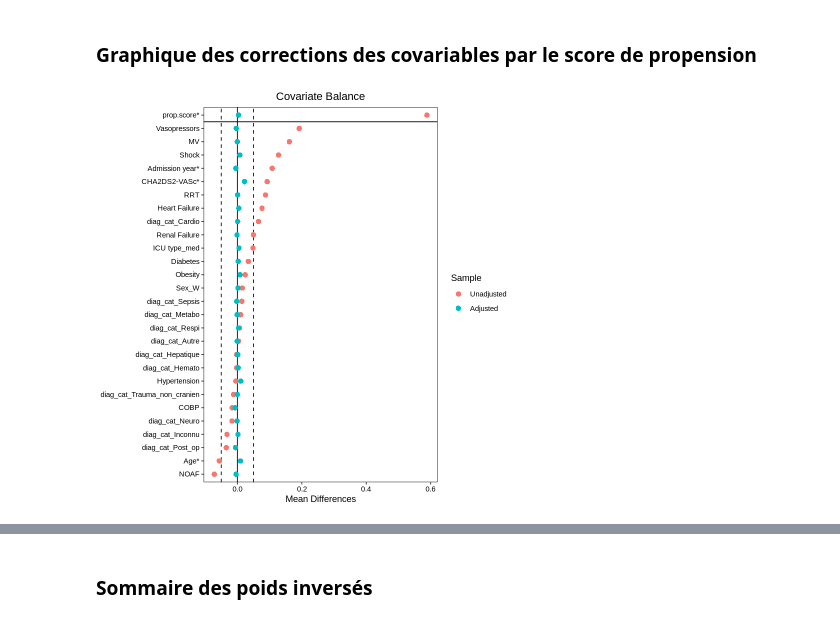
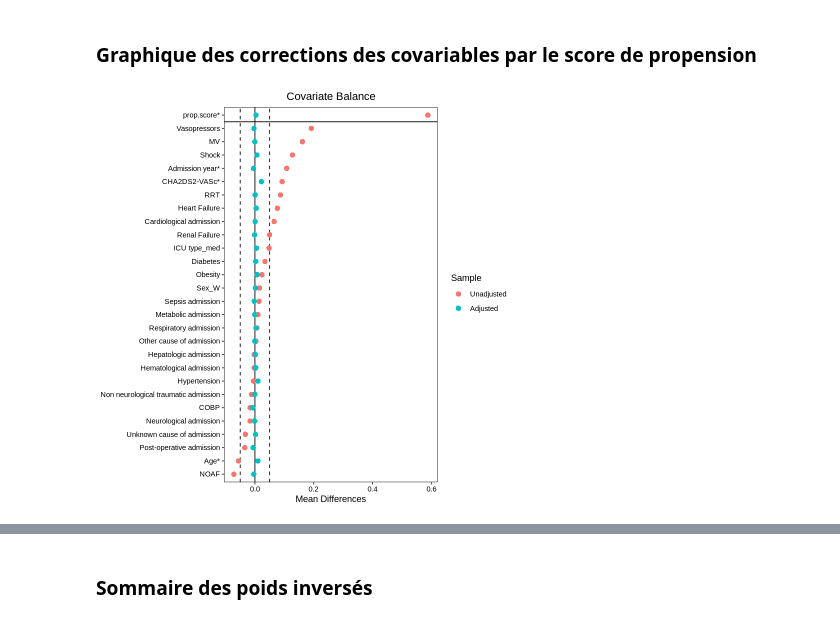
Before and after one commit to mouettedebeton/R_acfa_eds_i2b2, a Jupyter notebook: modele_stat.ipynb, the cells around one changed output, grey strips where cells are left out. Saved outputs shown, nothing was run; the diff lists cells and outputs as text; code cells hidden in the pictures.

```diff
--- a/modele_stat.ipynb
+++ b/modele_stat.ipynb
@@ -267,11 +272,17 @@ Adjusted   3566.44 1068.15
 # %% [markdown]
 ### Graphique des corrections des covariables par le score de propension
 # %%
-v_love_plot <- data.frame(old = c('sex_cd','age_at_stay_entry','vasopresseurs','eer','chads_vasc','vm','atcd_hta','atcd_bpco','atcd_diabete','atcd_ins_cardiaque','atcd_ins_renale',
-             'atcd_obesite','annee','type_rea', 'fadenovo', 'etat_choc'),
-                new = c('Sex','Age','Vasopressors','RRT','CHA2DS2-VASc','MV','Hypertension','COBP','Diabetes','Heart Failure','Renal Failure',
+v_love_plot <- data.frame(old = c('sex_cd','age_at_stay_entry','vasopresseurs','eer',
+                                  'diag_cat_Post_op','diag_cat_Inconnu','diag_cat_Autre','diag_cat_Cardio','diag_cat_Sepsis','diag_cat_Respi',
+                                  'diag_cat_Metabo','diag_cat_Neuro','diag_cat_Hemato','diag_cat_Trauma_non_cranien','diag_cat_Hepatique',
+                                  'chads_vasc','vm','atcd_hta','atcd_bpco','atcd_diabete','atcd_ins_cardiaque','atcd_ins_renale','atcd_obesite',
+                                  'annee','type_rea', 'fadenovo', 'etat_choc'),
+                          new = c('Sex','Age','Vasopressors','RRT',
+                                  'Post-operative admission','Unknown cause of admission','Other cause of admission','Cardiological admission','Sepsis admission','Respiratory admission',
+                                  'Metabolic admission','Neurological admission','Hematological admission','Non neurological traumatic admission','Hepatologic admission',
+                                  'CHA2DS2-VASc','MV','Hypertension','COBP','Diabetes','Heart Failure','Renal Failure',
              'Obesity','Admission year','ICU type', 'NOAF', 'Shock'))
 
 love.plot(W_PS, stars = 'std', threshold = .05, var.order = "unadjusted", var.names = v_love_plot)
 # %% [output]
-[figure, old version]
+[figure, new version]
```
Also changed, not shown: parts of 61 cells of this notebook, 3 other files.
